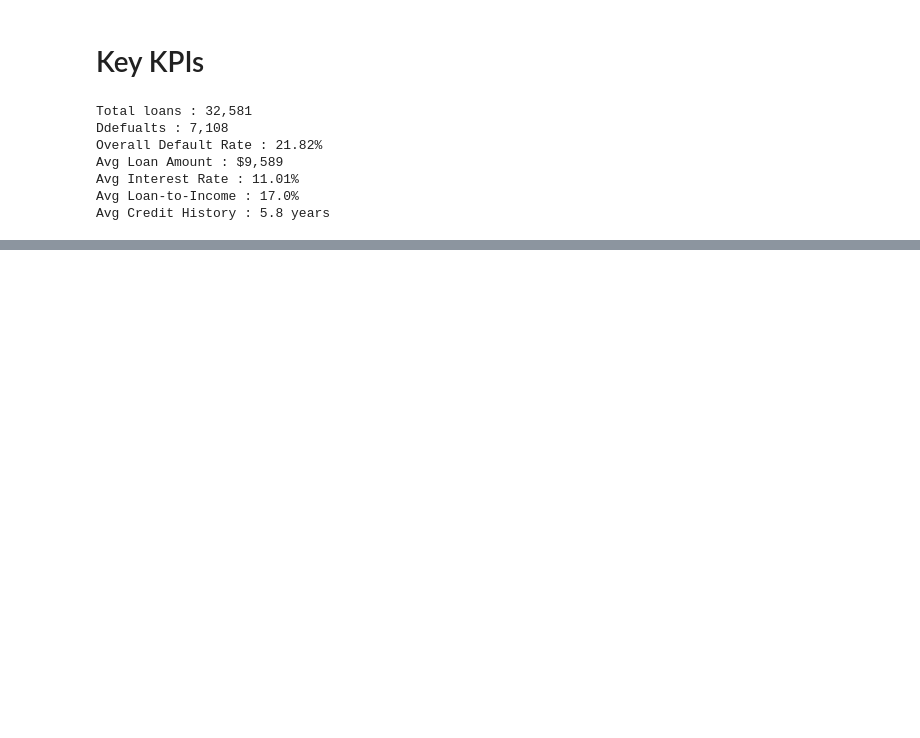
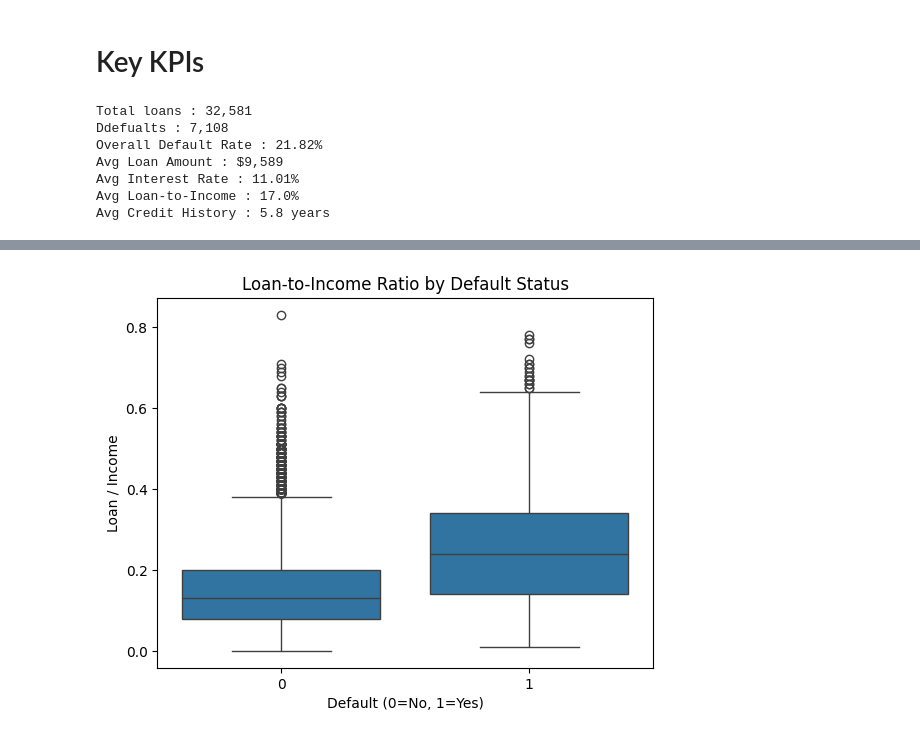
Before and after one commit to addyji007-bot/BlueStock_task, a Jupyter notebook: week_1_task/notebook.ipynb, the cells around one changed output, grey strips where cells are left out. Cells and saved outputs as stored; diff of their text form; code cells hidden in the pictures; blank space fills up the shorter version.

```diff
--- a/week_1_task/notebook.ipynb
+++ b/week_1_task/notebook.ipynb
@@ -175,0 +233,13 @@ Avg Credit History : 5.8 years
+# %%
+df_clean["flag_high_lti"] = (df_clean["loan_to_income"] >= 0.40).astype(int)
+df_clean["flag_bad_grade"] = df_clean["loan_grade"].isin(["D", "E", "F", "G"]).astype(int)
+df_clean["flag_prior_default"] = (df_clean["prior_default"] == "Y").astype(int)
+
+df_clean["risk_score"] = (
+    df_clean["flag_high_lti"] +
+    df_clean["flag_bad_grade"] +
+    df_clean["flag_prior_default"]
+)
+
+print("\n--- Risk Score Performance ---")
+display(default_by("risk_score"))
@@ -175,0 +283,9 @@ Avg Credit History : 5.8 years
+# %%
+plt.figure()
+sns.boxplot(x="loan_status", y="loan_to_income", data=df_clean)
+plt.title("Loan-to-Income Ratio by Default Status")
+plt.xlabel("Default (0=No, 1=Yes)")
+plt.ylabel("Loan / Income")
+plt.show()
+# %% [output]
+[figure, added]
```
Also changed, not shown: parts of 11 cells of this notebook, 2 other files.
